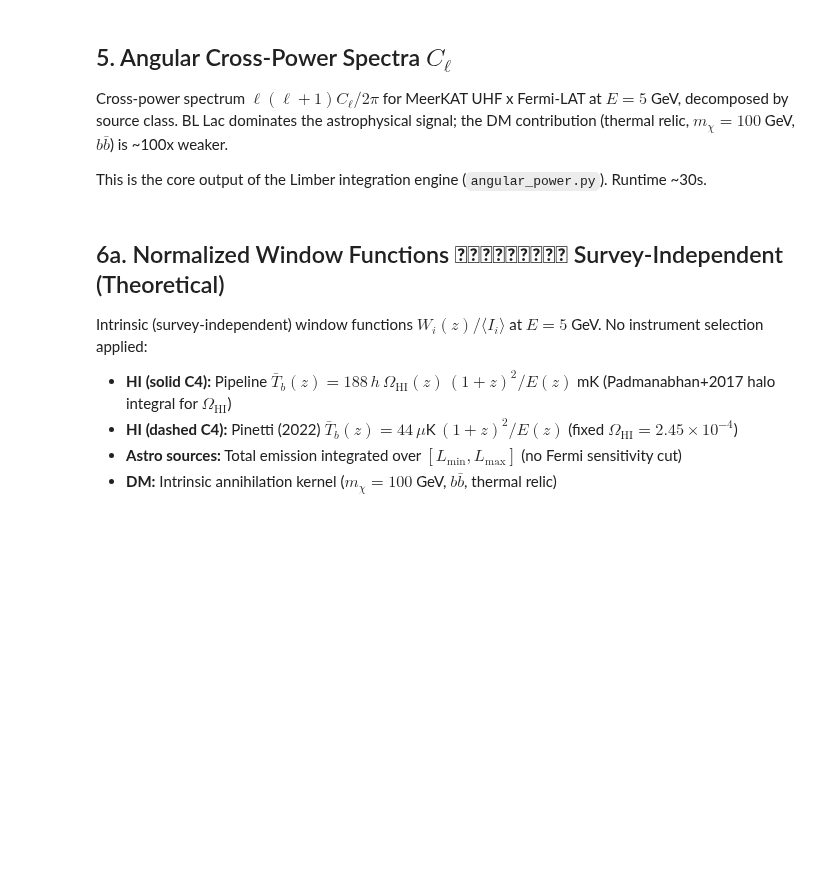
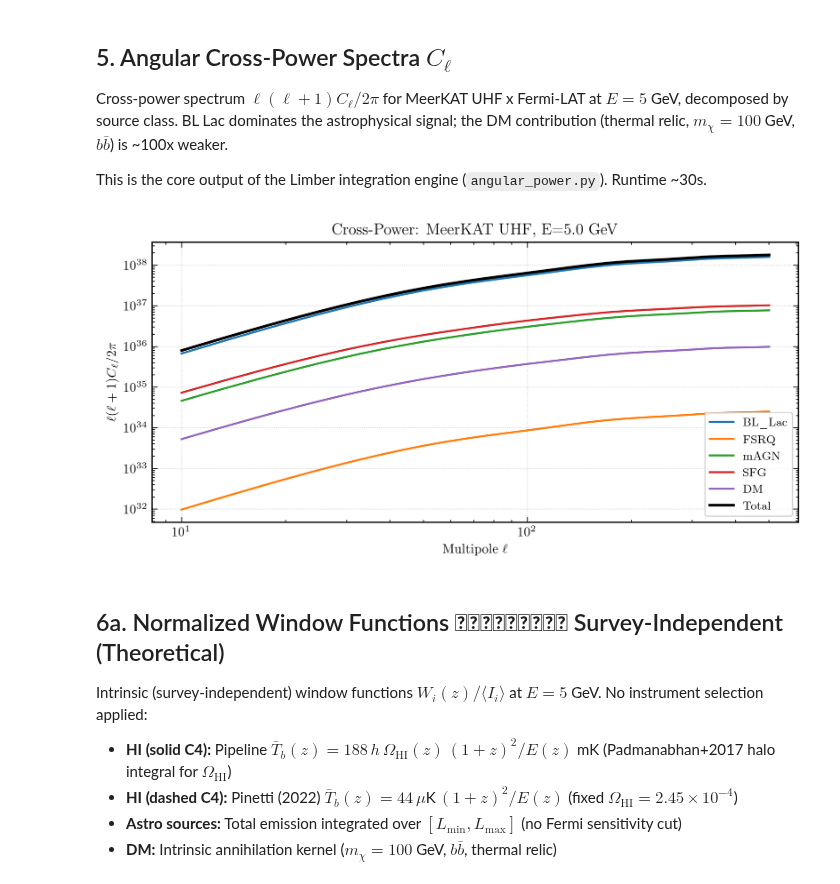
Before and after one commit to raw-asparagus/hixugrb, a Jupyter notebook: notebooks/pipeline_validation.ipynb, the cells around one changed output. Cells and saved outputs as stored; diff of their text form; code cells hidden in the pictures; blank space fills up the shorter version.

```diff
--- a/notebooks/pipeline_validation.ipynb
+++ b/notebooks/pipeline_validation.ipynb
@@ -163,33 +167,35 @@ Cross-power spectrum $\ell(\ell+1) C_\ell / 2\pi$ for MeerKAT UHF x Fermi-LAT at
 
 This is the core output of the Limber integration engine (`angular_power.py`). Runtime ~30s.
 # %%
-# telescope, band, E_GeV = 'MeerKAT', 'UHF', 5.0
-# tel = cfg.RADIO_TELESCOPES[telescope]
-# z_min, z_max = tel['bands'][band]['z_min'], tel['bands'][band]['z_max']
-#
-# ell_cl = np.unique(np.logspace(1, 2.7, 30).astype(int)).astype(float)
-#
-# result = ap.C_ell_HI_gamma(
-#     ell_cl, E_GeV, z_min, z_max, telescope, band,
-#     m_chi_GeV=100.0, sigma_v=cfg.SIGMA_V_THERMAL,
-#     include_DM=True, n_z=300, n_k_M=15
-# )
-#
-# fig, ax = sty.textwidth_figure(8)
-# colors = {'BL_Lac': 'C0', 'FSRQ': 'C1', 'mAGN': 'C2', 'SFG': 'C3', 'DM': 'C4'}
-# for key in ['BL_Lac', 'FSRQ', 'mAGN', 'SFG', 'DM']:
-#     if key in result:
-#         C = result[key]; nz = np.abs(C) > 0
-#         if np.any(nz):
-#             ax.loglog(ell_cl[nz], ell_cl[nz]*(ell_cl[nz]+1)*np.abs(C[nz])/(2*np.pi),
-#                       label=key, color=colors.get(key), lw=sty.LW_STANDARD)
-# C_tot = result['total']; nz = np.abs(C_tot) > 0
-# if np.any(nz):
-#     ax.loglog(ell_cl[nz], ell_cl[nz]*(ell_cl[nz]+1)*np.abs(C_tot[nz])/(2*np.pi),
-#               'k-', lw=sty.LW_MEDIUM, label='Total')
-# ax.set_xlabel(r'Multipole $\ell$'); ax.set_ylabel(r'$\ell(\ell+1) C_\ell / 2\pi$')
-# ax.set_title(f'Cross-Power: {telescope} {band}, E={E_GeV} GeV'); ax.legend()
-# fig.tight_layout()
+telescope, band, E_GeV = 'MeerKAT', 'UHF', 5.0
+tel = cfg.RADIO_TELESCOPES[telescope]
+z_min, z_max = tel['bands'][band]['z_min'], tel['bands'][band]['z_max']
+
+ell_cl = np.unique(np.logspace(1, 2.7, 30).astype(int)).astype(float)
+
+result = ap.C_ell_HI_gamma(
+    ell_cl, E_GeV, z_min, z_max, telescope, band,
+    m_chi_GeV=100.0, sigma_v=cfg.SIGMA_V_THERMAL,
+    include_DM=True, n_z=300, n_k_M=15
+)
+
+fig, ax = sty.textwidth_figure(8)
+colors = {'BL_Lac': 'C0', 'FSRQ': 'C1', 'mAGN': 'C2', 'SFG': 'C3', 'DM': 'C4'}
+for key in ['BL_Lac', 'FSRQ', 'mAGN', 'SFG', 'DM']:
+    if key in result:
+        C = result[key]; nz = np.abs(C) > 0
+        if np.any(nz):
+            ax.loglog(ell_cl[nz], ell_cl[nz]*(ell_cl[nz]+1)*np.abs(C[nz])/(2*np.pi),
+                      label=key, color=colors.get(key), lw=sty.LW_STANDARD)
+C_tot = result['total']; nz = np.abs(C_tot) > 0
+if np.any(nz):
+    ax.loglog(ell_cl[nz], ell_cl[nz]*(ell_cl[nz]+1)*np.abs(C_tot[nz])/(2*np.pi),
+              'k-', lw=sty.LW_MEDIUM, label='Total')
+ax.set_xlabel(r'Multipole $\ell$'); ax.set_ylabel(r'$\ell(\ell+1) C_\ell / 2\pi$')
+ax.set_title(f'Cross-Power: {telescope} {band}, E={E_GeV} GeV'); ax.legend()
+fig.tight_layout()
+# %% [output]
+[figure, added]
 # %% [markdown]
 ## 6a. Normalized Window Functions ﷿﷿﷿﷿﷿﷿﷿﷿﷿ Survey-Independent (Theoretical)
 
```
Also changed, not shown: parts of 4 cells of this notebook, 3 other files.
